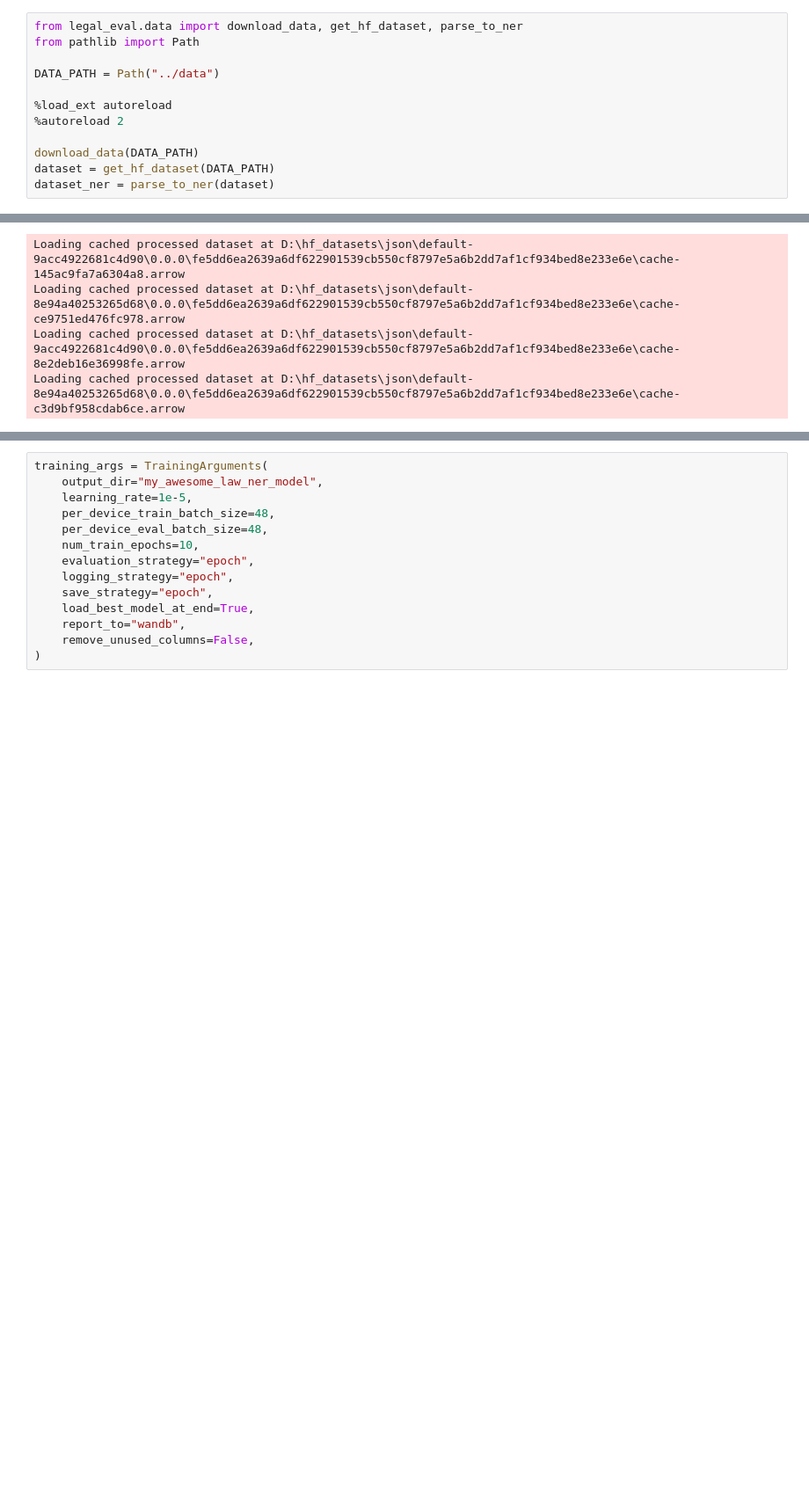
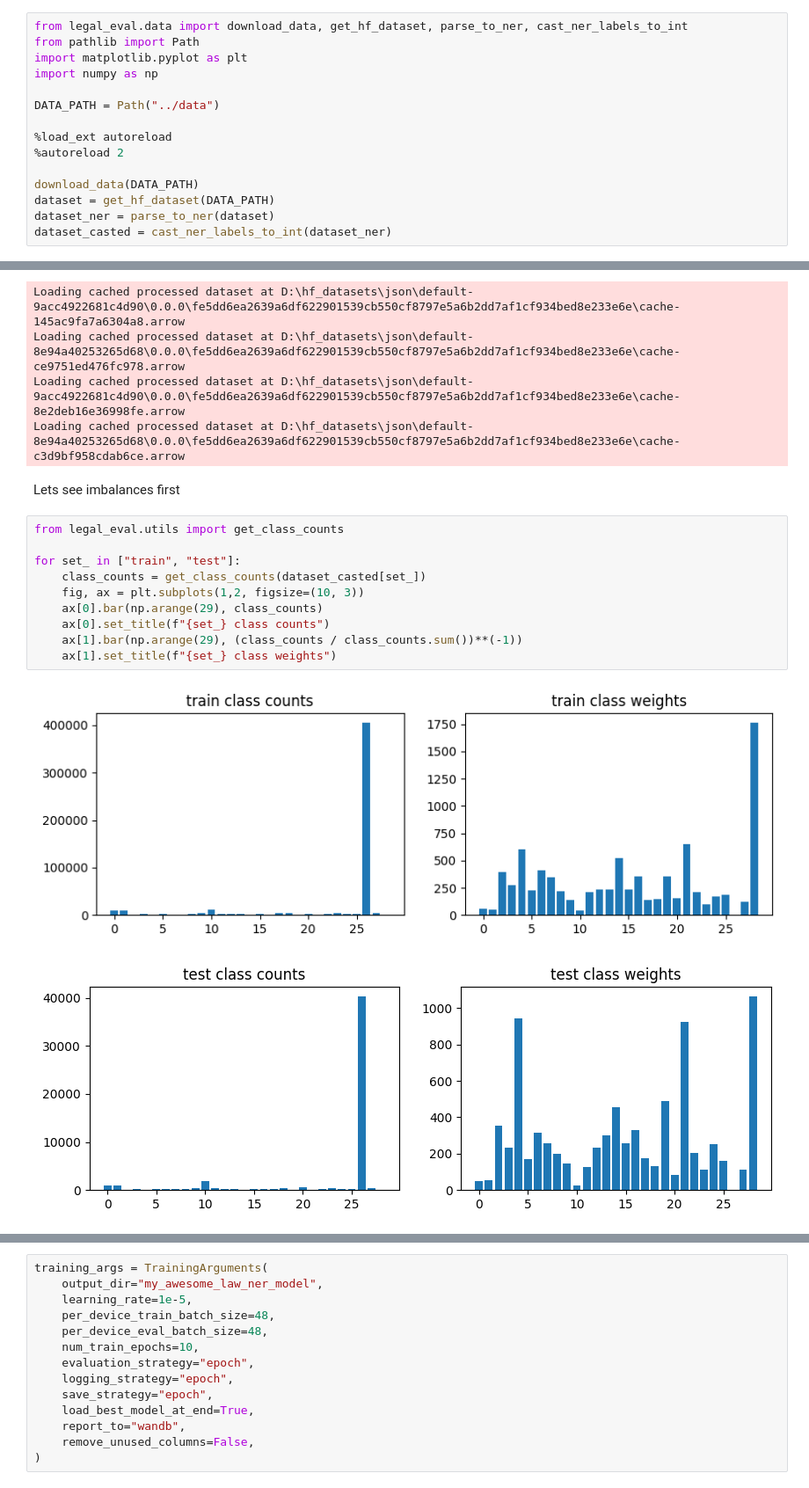
Before and after one commit to SebChw/NLP-Legal-eval, a Jupyter notebook: notebooks/baselines.ipynb, the cells around one changed output, grey strips where cells are left out. Shown: that part at 88% size. Saved outputs shown, nothing was run; the diff lists cells and outputs as text; blank space fills up the shorter version.

```diff
--- a/notebooks/baselines.ipynb
+++ b/notebooks/baselines.ipynb
@@ -1,6 +1,8 @@
 # %%
-from legal_eval.data import download_data, get_hf_dataset, parse_to_ner
+from legal_eval.data import download_data, get_hf_dataset, parse_to_ner, cast_ner_labels_to_int
 from pathlib import Path
+import matplotlib.pyplot as plt
+import numpy as np
 
 DATA_PATH = Path("../data")
 
@@ -10,6 +12,7 @@ DATA_PATH = Path("../data")
 download_data(DATA_PATH)
 dataset = get_hf_dataset(DATA_PATH)
 dataset_ner = parse_to_ner(dataset)
+dataset_casted = cast_ner_labels_to_int(dataset_ner)
 # %% [output]
 Found cached dataset json (D:/hf_datasets/json/default-9acc4922681c4d90/0.0.0/fe5dd6ea2639a6df622901539cb550cf8797e5a6b2dd7af1cf934bed8e233e6e)
 Found cached dataset json (D:/hf_datasets/json/default-8e94a40253265d68/0.0.0/fe5dd6ea2639a6df622901539cb550cf8797e5a6b2dd7af1cf934bed8e233e6e)
@@ -17,3 +20,18 @@ Loading cached processed dataset at D:\hf_datasets\json\default-9acc4922681c4d90
 Loading cached processed dataset at D:\hf_datasets\json\default-8e94a40253265d68\0.0.0\fe5dd6ea2639a6df622901539cb550cf8797e5a6b2dd7af1cf934bed8e233e6e\cache-ce9751ed476fc978.arrow
 Loading cached processed dataset at D:\hf_datasets\json\default-9acc4922681c4d90\0.0.0\fe5dd6ea2639a6df622901539cb550cf8797e5a6b2dd7af1cf934bed8e233e6e\cache-8e2deb16e36998fe.arrow
 Loading cached processed dataset at D:\hf_datasets\json\default-8e94a40253265d68\0.0.0\fe5dd6ea2639a6df622901539cb550cf8797e5a6b2dd7af1cf934bed8e233e6e\cache-c3d9bf958cdab6ce.arrow
+# %% [markdown]
+Lets see imbalances first
+# %%
+from legal_eval.utils import get_class_counts
+
+for set_ in ["train", "test"]:
+    class_counts = get_class_counts(dataset_casted[set_])
+    fig, ax = plt.subplots(1,2, figsize=(10, 3))
+    ax[0].bar(np.arange(29), class_counts)
+    ax[0].set_title(f"{set_} class counts")
+    ax[1].bar(np.arange(29), (class_counts / class_counts.sum())**(-1))
+    ax[1].set_title(f"{set_} class weights")
+# %% [output]
+[figure, added]
+[figure, added]
```
Also changed, not shown: parts of 28 cells of this notebook, 9 other files.
